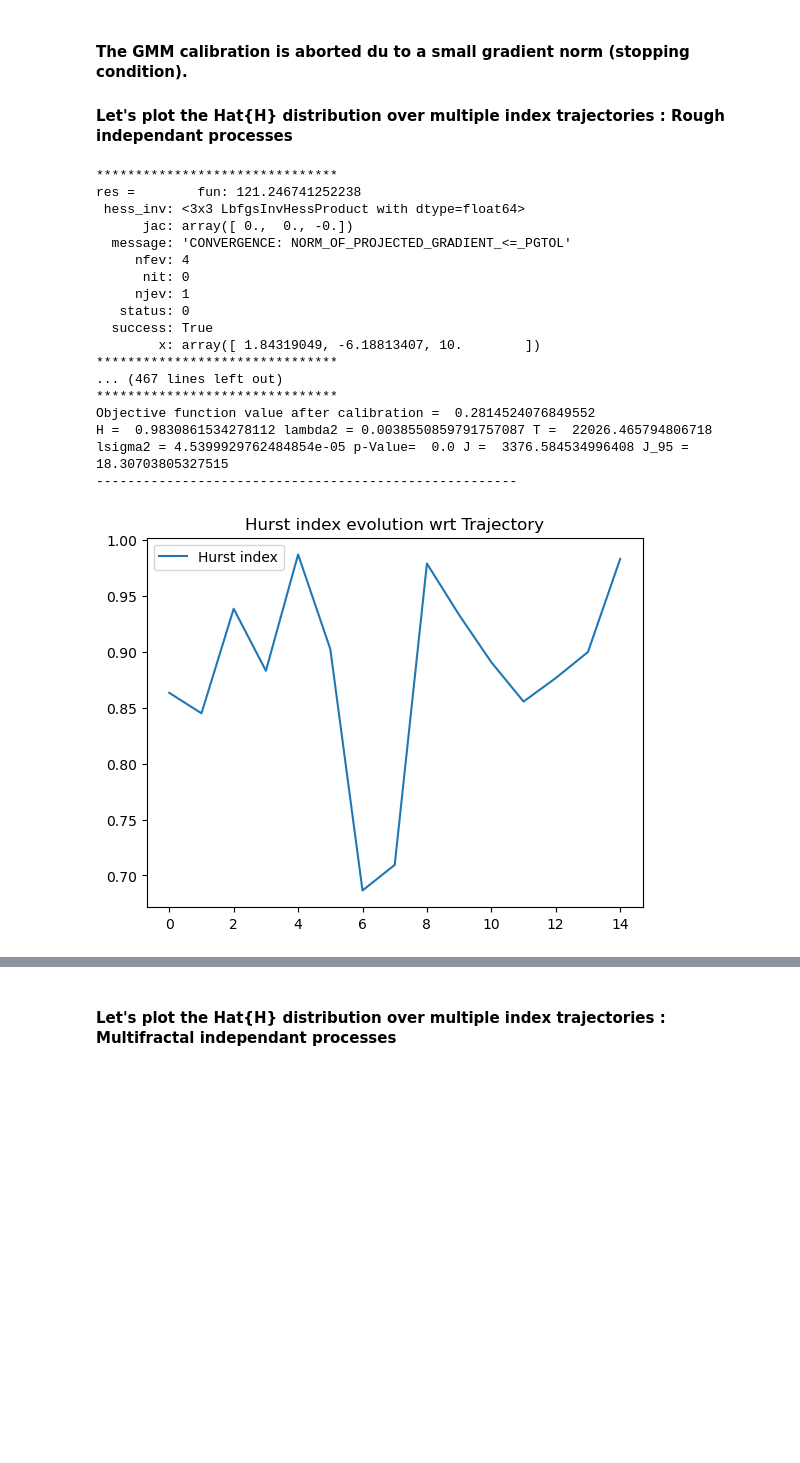
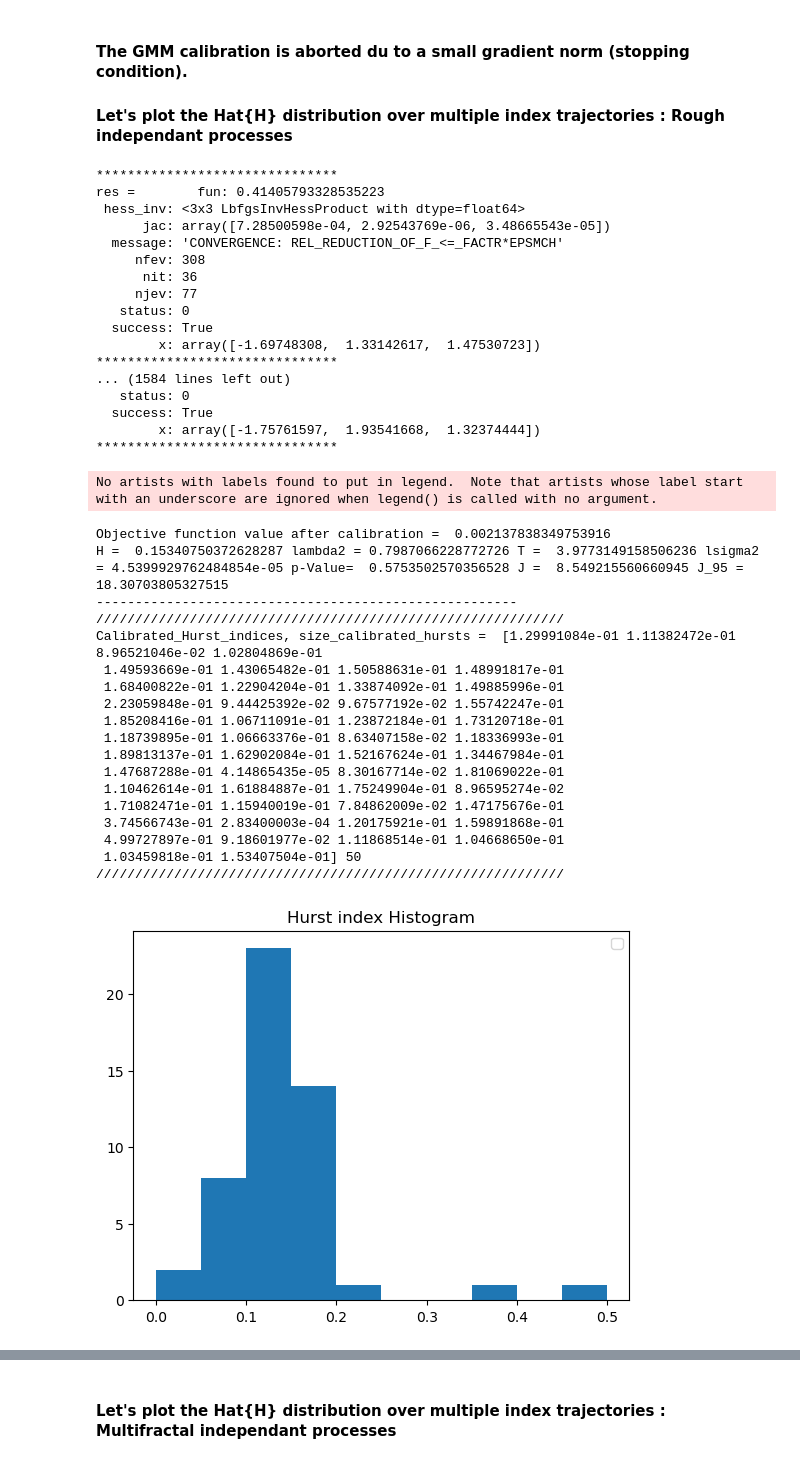
Before and after one commit to Othmane-ZARHALI/PhDThesisRepo, a Jupyter notebook: Indices vs stocks hurst index GMM estimates/HurststockVSindexlogSfbm.ipynb, the cells around one changed output, grey strips where cells are left out. Cells and saved outputs as stored; diff of their text form; code cells hidden in the pictures; blank space fills up the shorter version.

```diff
--- a/Indices vs stocks hurst index GMM estimates/HurststockVSindexlogSfbm.ipynb
+++ b/Indices vs stocks hurst index GMM estimates/HurststockVSindexlogSfbm.ipynb
@@ -711,0 +871,23 @@ H =  0.12501934131194806 lambda2 = 0.24821049736414183 T =  3.1786405988577697 l
+# %%
+Number_indices = 50
+dimension = 1
+H = 0.05
+Hs = [H for i in range(dimension)]
+Multiple_weights,Multiple_Sfbms = [],[]
+Multiple_indices = dict()
+for i in range(Number_indices):
+    weights = np.random.randint(1, 10, dimension)
+    weights = weights / np.sum(weights)
+    Multiple_weights.append(weights)
+    Multiple_Sfbms.append([Sfbm(Hs[i],0.02 ,2**14) for i in range(dimension)])
+
+
+MultipleIndicesConstructor_obj = MultipleIndicesConstructor(Multiple_weights,Multiple_Sfbms)
+trajectories_indices = MultipleIndicesConstructor_obj.ConstructIndicestrajectories(4000)
+
+keys = ['Index trajectory' for i in range(Number_indices)]
+log_vol_indices_dic = MultipleIndicesConstructor_obj.ConstructLogVolIndicestrajectories(4000,8,'direct',keys)
+Index_trajectories_synthesis = log_vol_indices_dic[1]
+GMM_index_trajectories_obj = GMM()
+
+GMM_index_trajectories_obj.HurstIndexEvolution_GMMCalibration(Index_trajectories_synthesis,'histogram',"",10)
@@ -758,45 +976,64 @@ index_estimatedGMM_paramSfbms =  (0.0006166199708747013, 0.9999201923421218, 1.0
 ####  The GMM calibration is aborted du to a small gradient norm (stopping condition).
 #### Let's plot the Hat{H} distribution over multiple index trajectories :  Rough independant processes
 # %%
-Number_indices = 15
+Number_indices = 50
 dimension = 2
 Hs = [0.15 for i in range(dimension)]
 Multiple_weights,Multiple_Sfbms = [],[]
 Multiple_indices = dict()
 for i in range(Number_indices):
     weights = np.random.randint(1, 10, dimension)
     weights = weights / np.sum(weights)
     Multiple_weights.append(weights)
     #Multiple_Sfbms.append([Sfbm(H=Hs[i]) for i in range(dimension)])
     Multiple_Sfbms.append([Sfbm(Hs[i],0.068970 ,2**14) for i in range(dimension)])
 
 
 MultipleIndicesConstructor_obj = MultipleIndicesConstructor(Multiple_weights,Multiple_Sfbms)
 trajectories_indices = MultipleIndicesConstructor_obj.ConstructIndicestrajectories(4000)
 
 log_vol_indices_dic = MultipleIndicesConstructor_obj.ConstructLogVolIndicestrajectories(4000,4,'quadratic variation estimate',['Index trajectory' for i in range(Number_indices)])
 Index_trajectories_synthesis = log_vol_indices_dic[1]
 
 GMM_index_trajectories_obj = GMM()
 print(GMM_index_trajectories_obj.MultipleGMMCalibrations(Index_trajectories_synthesis))
 
-GMM_index_trajectories_obj.HurstIndexEvolution_GMMCalibration(Index_trajectories_synthesis,'curve')
+GMM_index_trajectories_obj.HurstIndexEvolution_GMMCalibration(Index_trajectories_synthesis,'histogram')
 # %% [output]
 *******************************
-res =        fun: 121.246741252238
+res =        fun: 0.41405793328535223
  hess_inv: <3x3 LbfgsInvHessProduct with dtype=float64>
-      jac: array([ 0.,  0., -0.])
-  message: 'CONVERGENCE: NORM_OF_PROJECTED_GRADIENT_<=_PGTOL'
-     nfev: 4
-      nit: 0
-     njev: 1
+      jac: array([7.28500598e-04, 2.92543769e-06, 3.48665543e-05])
+  message: 'CONVERGENCE: REL_REDUCTION_OF_F_<=_FACTR*EPSMCH'
+     nfev: 308
+      nit: 36
+     njev: 77
    status: 0
   success: True
-        x: array([ 1.84319049, -6.18813407, 10.        ])
+        x: array([-1.69748308,  1.33142617,  1.47530723])
 *******************************
-... (467 lines left out)
+... (1584 lines left out)
+   status: 0
+  success: True
+        x: array([-1.75761597,  1.93541668,  1.32374444])
 *******************************
-Objective function value after calibration =  0.2814524076849552
-H =  0.9830861534278112 lambda2 = 0.0038550859791757087 T =  22026.465794806718 lsigma2 = 4.5399929762484854e-05 p-Value=  0.0 J =  3376.584534996408 J_95 =  18.30703805327515
-------------------------------------------------------
+No artists with labels found to put in legend.  Note that artists whose label start with an underscore are ignored when legend() is called with no argument.
+Objective function value after calibration =  0.002137838349753916
+H =  0.15340750372628287 lambda2 = 0.7987066228772726 T =  3.9773149158506236 lsigma2 = 4.5399929762484854e-05 p-Value=  0.5753502570356528 J =  8.549215560660945 J_95 =  18.30703805327515
+------------------------------------------------------
+////////////////////////////////////////////////////////////
+Calibrated_Hurst_indices, size_calibrated_hursts =  [1.29991084e-01 1.11382472e-01 8.96521046e-02 1.02804869e-01
+ 1.49593669e-01 1.43065482e-01 1.50588631e-01 1.48991817e-01
+ 1.68400822e-01 1.22904204e-01 1.33874092e-01 1.49885996e-01
+ 2.23059848e-01 9.44425392e-02 9.67577192e-02 1.55742247e-01
+ 1.85208416e-01 1.06711091e-01 1.23872184e-01 1.73120718e-01
+ 1.18739895e-01 1.06663376e-01 8.63407158e-02 1.18336993e-01
+ 1.89813137e-01 1.62902084e-01 1.52167624e-01 1.34467984e-01
+ 1.47687288e-01 4.14865435e-05 8.30167714e-02 1.81069022e-01
+ 1.10462614e-01 1.61884887e-01 1.75249904e-01 8.96595274e-02
+ 1.71082471e-01 1.15940019e-01 7.84862009e-02 1.47175676e-01
+ 3.74566743e-01 2.83400003e-04 1.20175921e-01 1.59891868e-01
+ 4.99727897e-01 9.18601977e-02 1.11868514e-01 1.04668650e-01
+ 1.03459818e-01 1.53407504e-01] 50
+////////////////////////////////////////////////////////////
-[figure, old version]
+[figure, new version]
```
Also changed, not shown: parts of 21 cells of this notebook, 4 other files.
